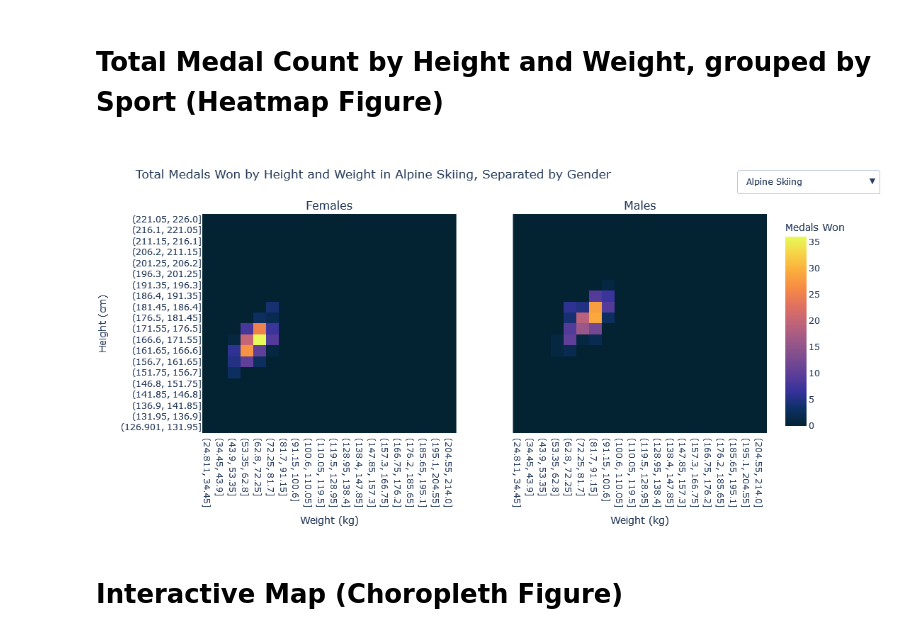
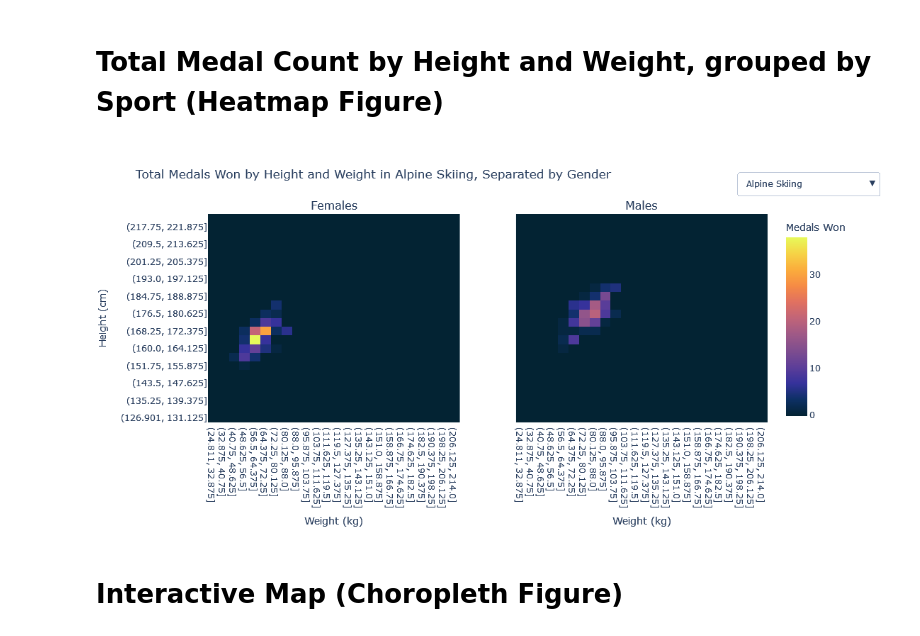
Before and after one commit to genghiskhang/olympic-data, a Jupyter notebook: src/app.ipynb, the cells around one changed output. Saved outputs shown, nothing was run; the diff lists cells and outputs as text; code cells hidden in the pictures.

Commit message:
Formatted heatmap bins

```diff
--- a/src/app.ipynb
+++ b/src/app.ipynb
@@ -31,11 +31,13 @@ noc_regions_df = pd.read_csv("./assets/noc_regions.csv")
 # %% [markdown]
 # Total Medal Count by Height and Weight, grouped by Sport (Heatmap Figure)
 # %%
+BINS = 24
+
 # Create bins for height and weight
 height_weight_medal_df = athlete_events_df.copy()
 height_weight_medal_df = height_weight_medal_df.dropna(subset=["Height", "Weight"])
-height_weight_medal_df["Height Bin"] = pd.cut(height_weight_medal_df["Height"], bins=20)
-height_weight_medal_df["Weight Bin"] = pd.cut(height_weight_medal_df["Weight"], bins=20)
+height_weight_medal_df["Height Bin"] = pd.cut(height_weight_medal_df["Height"], bins=BINS)
+height_weight_medal_df["Weight Bin"] = pd.cut(height_weight_medal_df["Weight"], bins=BINS)
 
 # Group by sports, separated by sex
 height_weight_medal_df = height_weight_medal_df.groupby(["Sport", "Sex", "Height Bin", "Weight Bin"], observed=False)["Medal"].count().reset_index(name="Medal Count")
@@ -141,34 +143,34 @@ heatmap_fig.update_layout(
         colorbar=dict(
             title="Medals Won"
         )
     ),
     updatemenus=[dict(
         active=0,
         buttons=sports_options,
         x=1.2,
         y=1.2
     )]
 )
 
 heatmap_fig.update_xaxes(
     title_text="Weight (kg)",
     row=1,
     col=1
 )
 heatmap_fig.update_xaxes(
     title_text="Weight (kg)",
     row=1,
     col=2
 )
 heatmap_fig.update_yaxes(
     title_text="Height (cm)",
     row=1,
     col=1
 )
 
 heatmap_fig.show()
 # %% [output]
-[figure, old version]
+[figure, new version]
 # %% [markdown]
 # Interactive Map (Choropleth Figure)
 # %%
```
Also changed, not shown: 1 other file.
